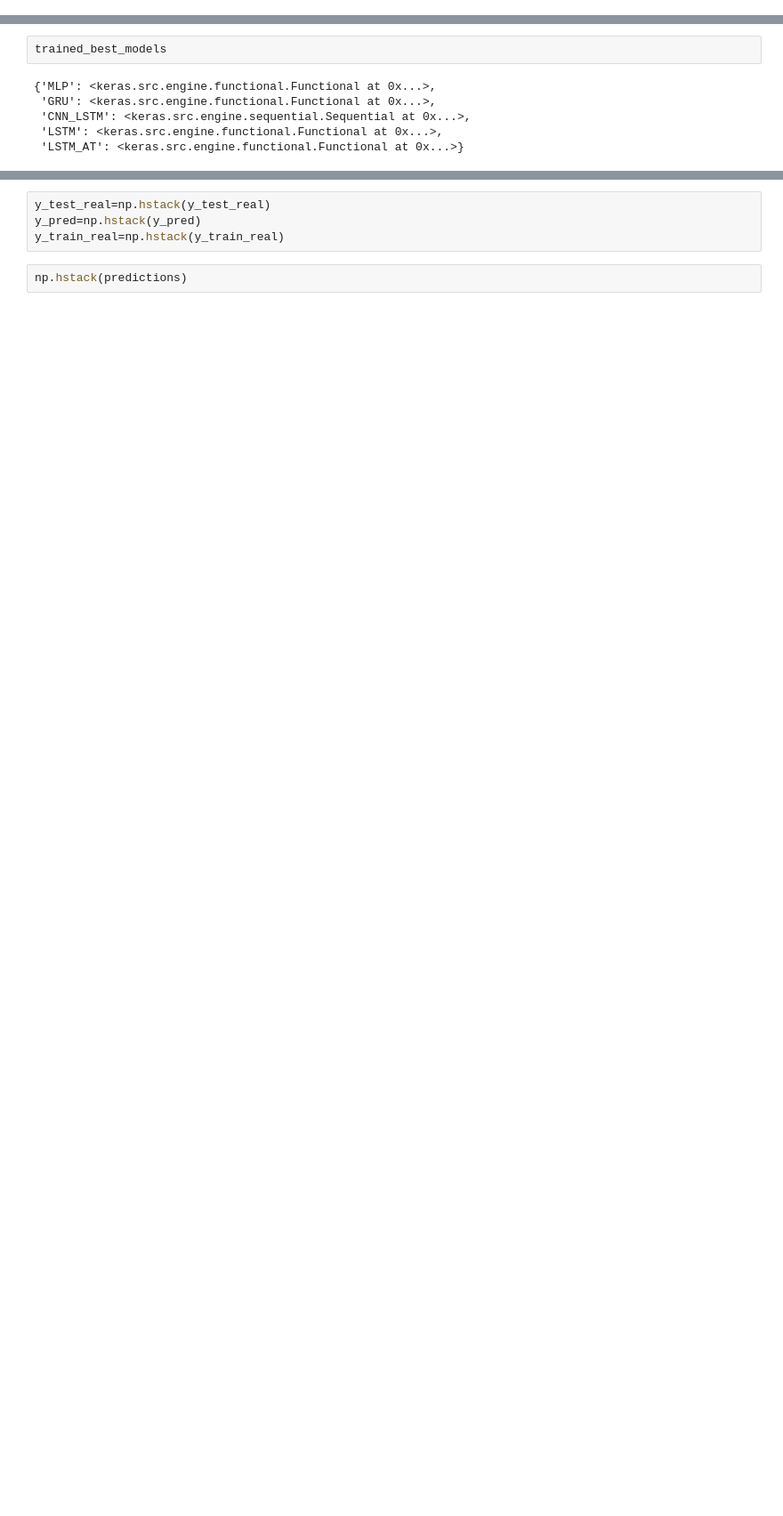
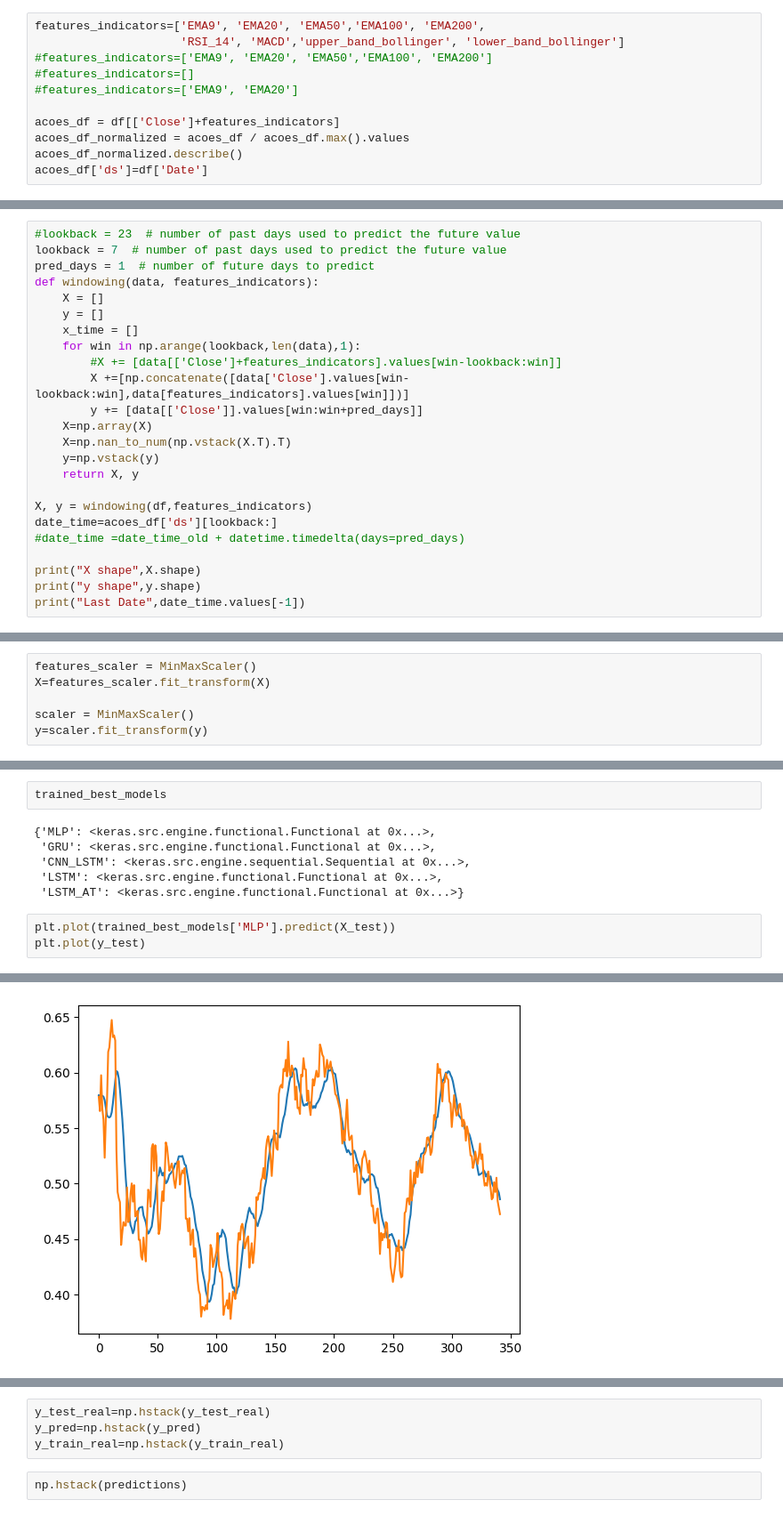
Before and after one commit to brunoodutra/Time_Series_Forecast, a Jupyter notebook: acoes/predicao_de_acoes.ipynb, the cells around one changed output, grey strips where cells are left out. Shown at 89% size. Saved outputs shown, nothing was run; the diff lists cells and outputs as text; blank space fills up the shorter version.

```diff
--- a/acoes/predicao_de_acoes.ipynb
+++ b/acoes/predicao_de_acoes.ipynb
@@ -278,3 +344,14 @@ acoes_df.columns = ['ds', 'y']
 acoes_df_norm=acoes_df.copy()
 scaler = MinMaxScaler()
 acoes_df_norm['y'] = scaler.fit_transform(acoes_df['y'].values.reshape(-1,1))
+# %%
+features_indicators=['EMA9', 'EMA20', 'EMA50','EMA100', 'EMA200',
+                     'RSI_14', 'MACD','upper_band_bollinger', 'lower_band_bollinger']
+#features_indicators=['EMA9', 'EMA20', 'EMA50','EMA100', 'EMA200']
+#features_indicators=[]
+#features_indicators=['EMA9', 'EMA20']
+
+acoes_df = df[['Close']+features_indicators]
+acoes_df_normalized = acoes_df / acoes_df.max().values
+acoes_df_normalized.describe()
+acoes_df['ds']=df['Date']
@@ -280,0 +363,24 @@ acoes_df_norm['y'] = scaler.fit_transform(acoes_df['y'].values.reshape(-1,1))
+# %%
+#lookback = 23  # number of past days used to predict the future value
+lookback = 7  # number of past days used to predict the future value
+pred_days = 1  # number of future days to predict
+def windowing(data, features_indicators):
+    X = []
+    y = []
+    x_time = []
+    for win in np.arange(lookback,len(data),1):
+        #X += [data[['Close']+features_indicators].values[win-lookback:win]]
+        X +=[np.concatenate([data['Close'].values[win-lookback:win],data[features_indicators].values[win]])]
+        y += [data[['Close']].values[win:win+pred_days]]
+    X=np.array(X)
+    X=np.nan_to_num(np.vstack(X.T).T)
+    y=np.vstack(y)
+    return X, y
+
+X, y = windowing(df,features_indicators)
+date_time=acoes_df['ds'][lookback:]
+#date_time =date_time_old + datetime.timedelta(days=pred_days)
+
+print("X shape",X.shape)
+print("y shape",y.shape)
+print("Last Date",date_time.values[-1])
@@ -281 +391,7 @@ acoes_df_norm['y'] = scaler.fit_transform(acoes_df['y'].values.reshape(-1,1))
+# %%
+features_scaler = MinMaxScaler()
+X=features_scaler.fit_transform(X)
+
+scaler = MinMaxScaler()
+y=scaler.fit_transform(y)
 # %%
@@ -724,3 +797,7 @@ trained_best_models
  'CNN_LSTM': <keras.src.engine.sequential.Sequential at 0x...>,
  'LSTM': <keras.src.engine.functional.Functional at 0x...>,
  'LSTM_AT': <keras.src.engine.functional.Functional at 0x...>}
+# %%
+plt.plot(trained_best_models['MLP'].predict(X_test))
+plt.plot(y_test)
+# %% [output]
@@ -727,3 +806,4 @@ trained_best_models
+[figure, added]
 # %%
 def R2(y_true, y_pred): # squareds Pearson's correlation coef
     SS_res =  np.sum(np.square( y_true-y_pred ))
```
Also changed, not shown: parts of 41 cells of this notebook, 1 other file.
